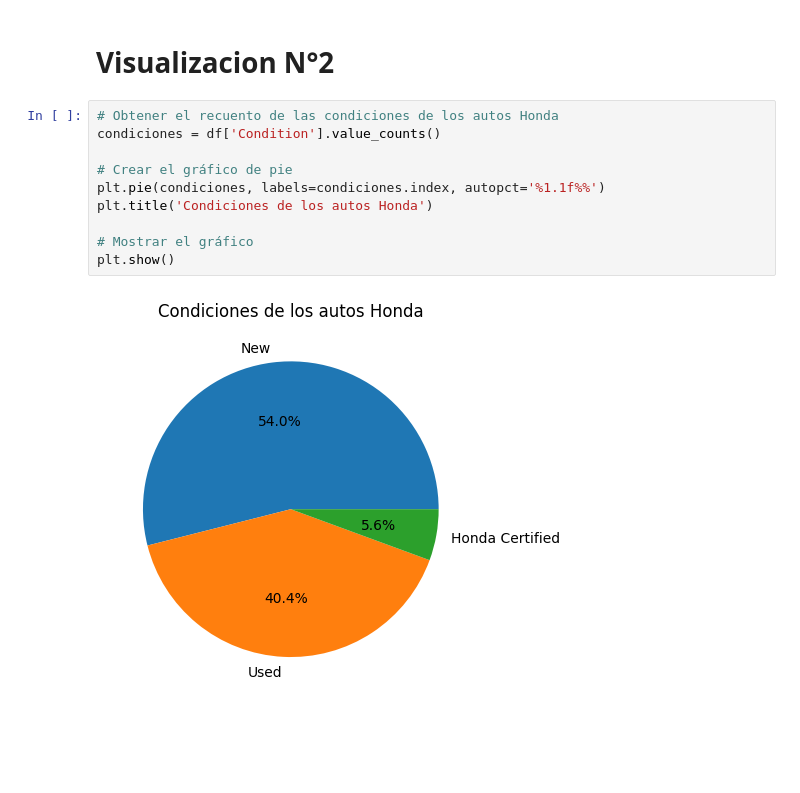
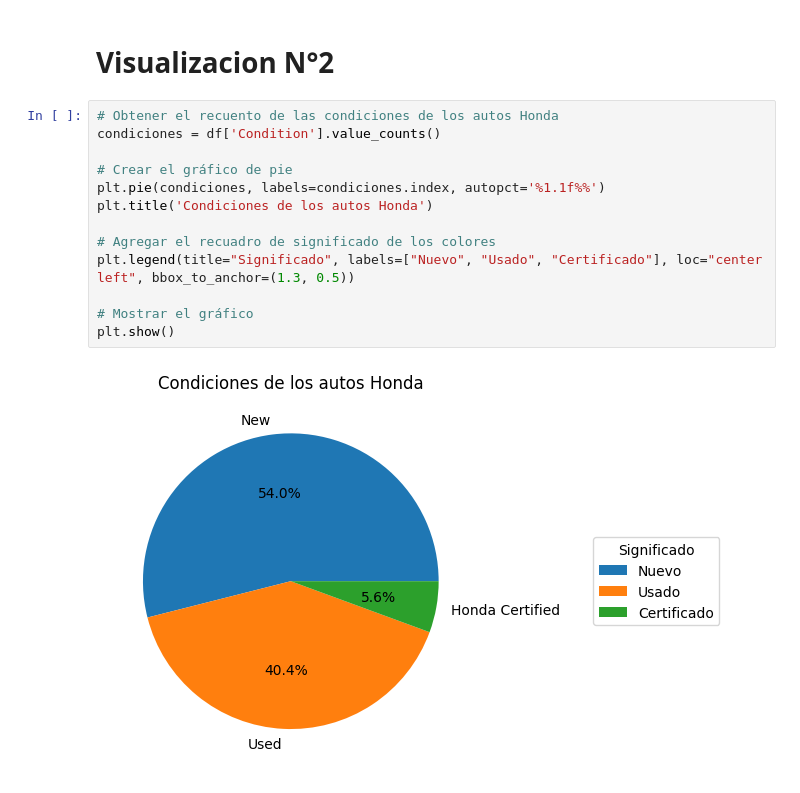
Before and after one commit to Lindapazw/python_data_science_honda, a Jupyter notebook: Honda.ipynb, the cells around one changed output. Drawn from its saved outputs; the diff is of its cells as text; blank space fills up the shorter version.

Commit message:
add label in graphic N°2

```diff
--- a/Honda.ipynb
+++ b/Honda.ipynb
@@ -96,12 +96,15 @@ plt.show()
 # %%
 # Obtener el recuento de las condiciones de los autos Honda
 condiciones = df['Condition'].value_counts()
 
 # Crear el gráfico de pie
 plt.pie(condiciones, labels=condiciones.index, autopct='%1.1f%%')
 plt.title('Condiciones de los autos Honda')
 
+# Agregar el recuadro de significado de los colores
+plt.legend(title="Significado", labels=["Nuevo", "Usado", "Certificado"], loc="center left", bbox_to_anchor=(1.3, 0.5))
+
 # Mostrar el gráfico
 plt.show()
 # %% [output]
-[figure, old version]
+[figure, new version]
```
